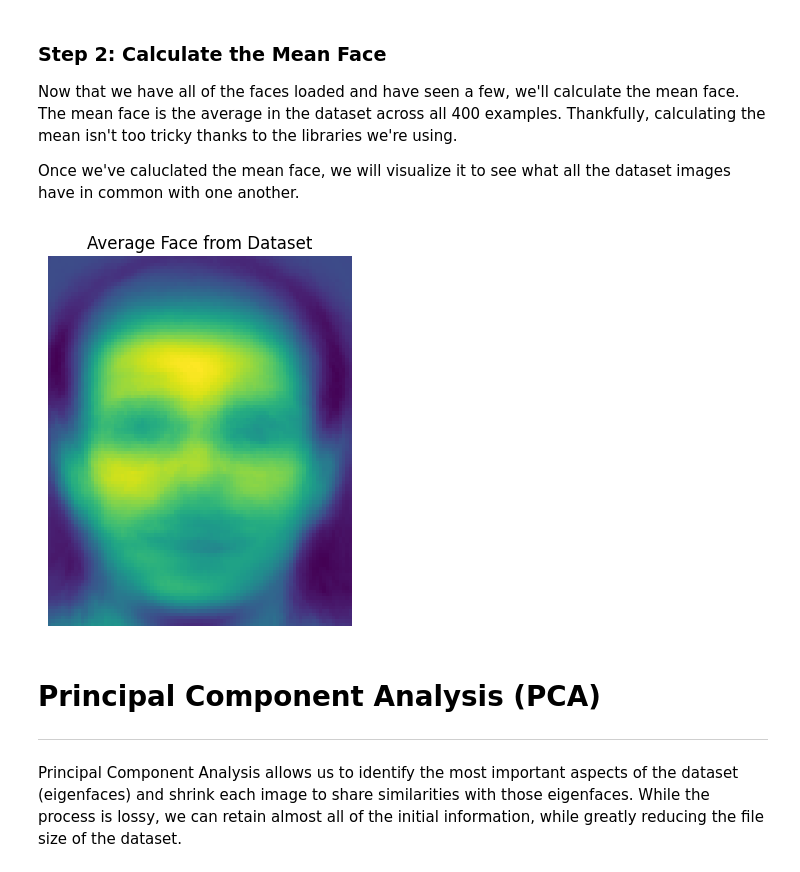
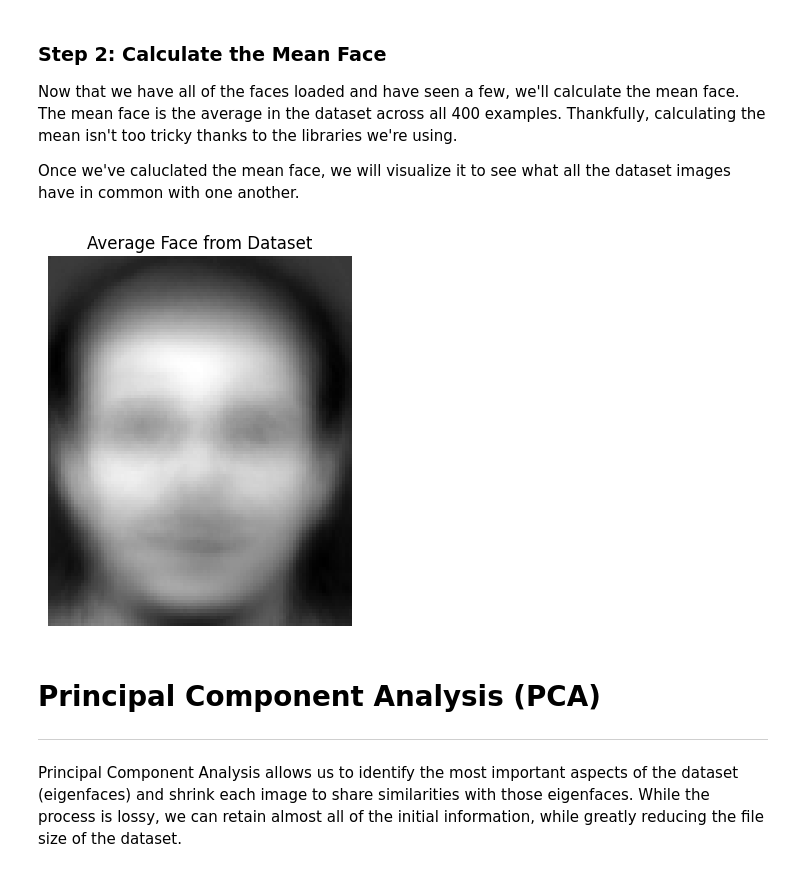
Before and after one commit to dinosaur-oatmeal/Facial-Recognition-and-Reconstruction, a Jupyter notebook: PCA.ipynb, the cells around one changed output. Drawn from its saved outputs; the diff is of its cells as text; code cells hidden in the pictures.

```diff
--- a/PCA.ipynb
+++ b/PCA.ipynb
@@ -42,17 +42,17 @@ Now that we have all of the faces loaded and have seen a few, we'll calculate th
 Once we've caluclated the mean face, we will visualize it to see what all the dataset images have in common with one another.
 # %%
 # Calculate the mean face
-mean_face = images.mean(0)
+face_mean = images.mean(0)
 
 fig = plt.figure()
 ax = fig.add_subplot(111)
-ax.imshow(face_mean)
+ax.imshow(face_mean, cmap="gray")
 ax.axis('off')
 ax.set_title("Average Face from Dataset")
 
 plt.show()
 # %% [output]
-[figure, old version]
+[figure, new version]
 # %% [markdown]
 # Principal Component Analysis (PCA)
 ---
```
Also changed, not shown: parts of 12 cells of this notebook, 1 other file.
